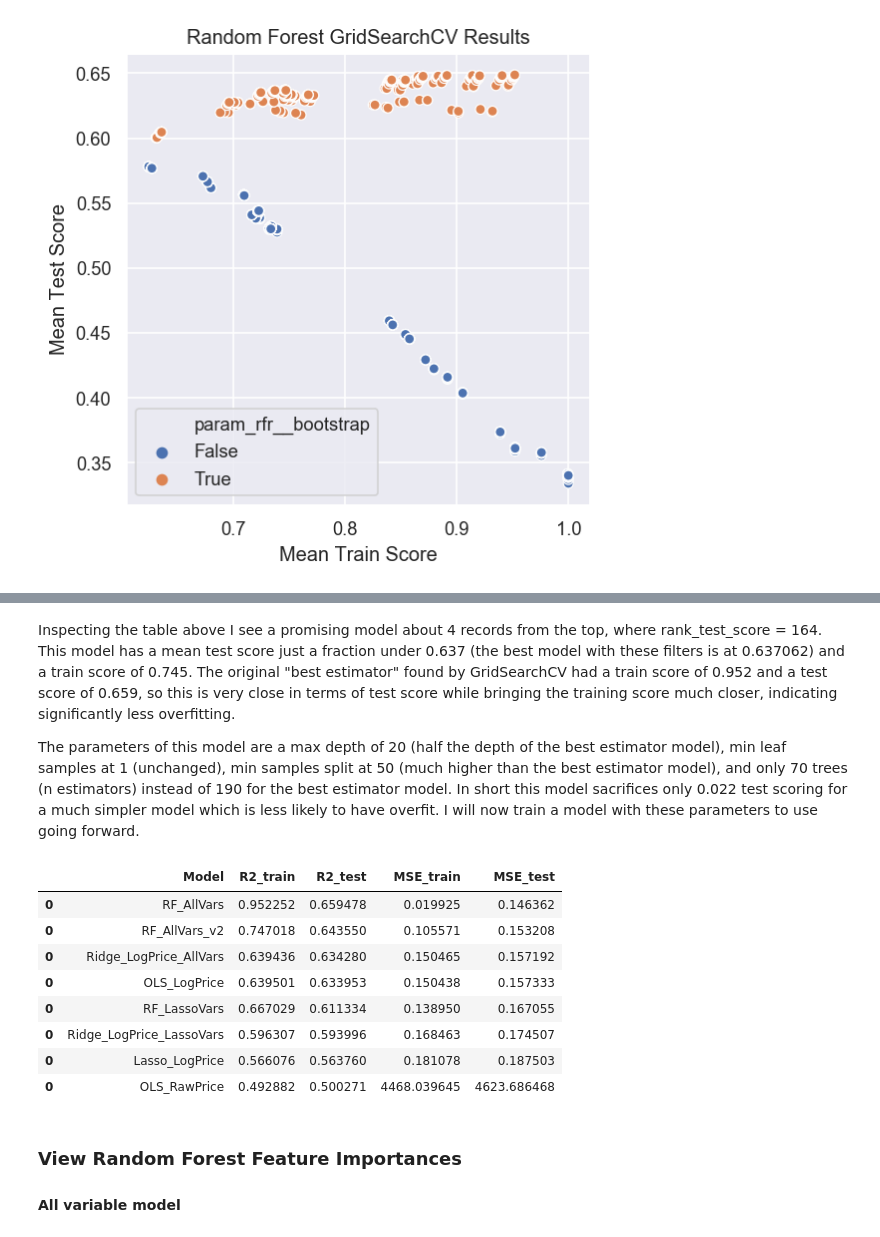
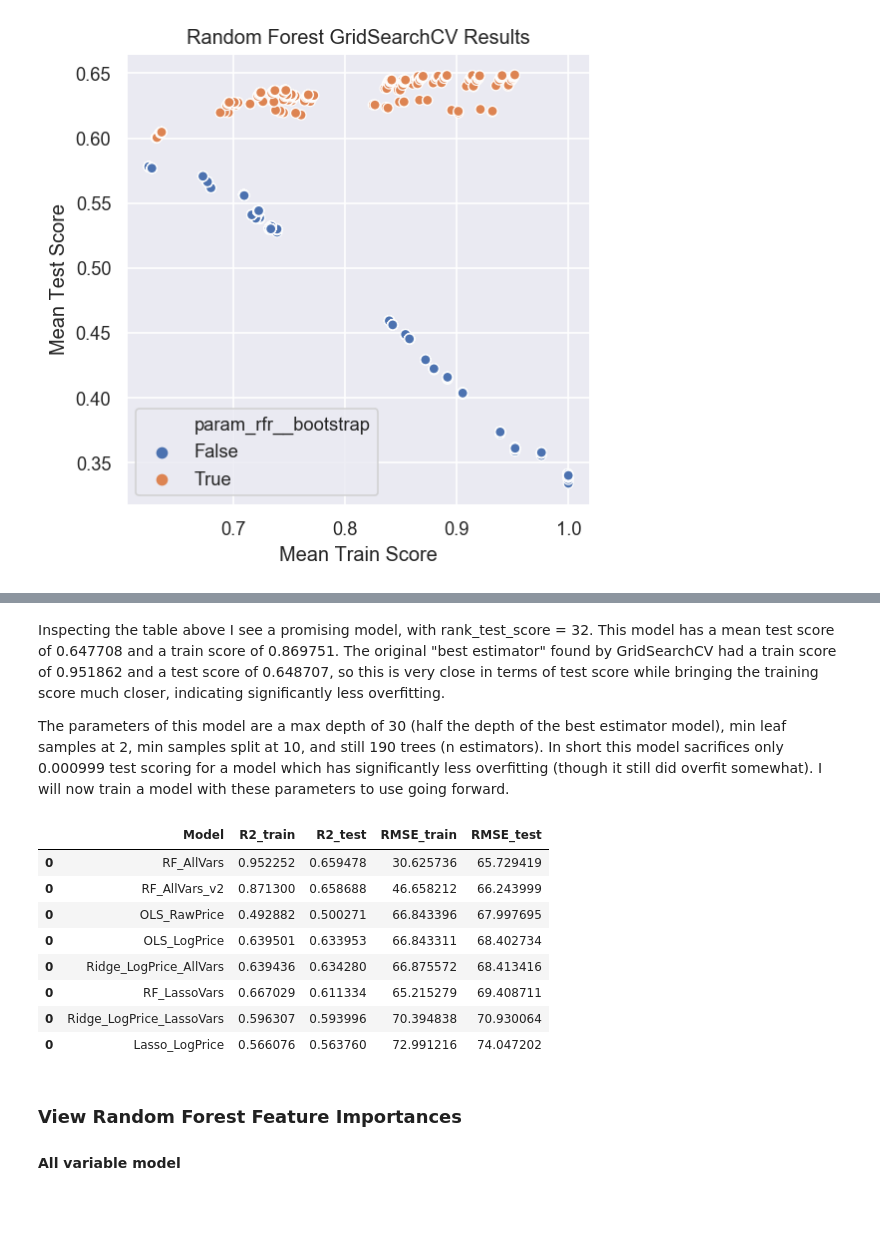
Before and after one commit to jkarpen/Springboard_Projects, a Jupyter notebook: Capstone/Scripts/5 - Capstone_Modeling_Script.ipynb, the cells around one changed output, grey strips where cells are left out. Saved outputs shown, nothing was run; the diff lists cells and outputs as text; code cells hidden in the pictures; blank space fills up the shorter version.

```diff
--- a/Capstone/Scripts/5 - Capstone_Modeling_Script.ipynb
+++ b/Capstone/Scripts/5 - Capstone_Modeling_Script.ipynb
@@ -731,4 +752,4 @@ mse_test = mean_squared_error(y_test['log_price'], x_test_pred)
 # %%
 scores_df = scores_df.append(pd.DataFrame([{'Model':'RF_LassoVars', 'R2_train':rfr_lasso_r2_train, 'R2_test':rfr_lasso_r2_test,
-                          'MSE_train':mse_train, 'MSE_test':mse_test}]))
+                          'RMSE_train':rmse_train, 'RMSE_test':rmse_test}]))
 # %%
@@ -800,10 +825,10 @@ rfr_cv_results.loc[(rfr_cv_results['mean_test_score'] > 0.62) & (rfr_cv_results[
 # %% [markdown]
-Inspecting the table above I see a promising model about 4 records from the top, where rank_test_score = 164. This model has a mean test score just a fraction under 0.637 (the best model with these filters is at 0.637062) and a train score of 0.745. The original "best estimator" found by GridSearchCV had a train score of 0.952 and a test score of 0.659, so this is very close in terms of test score while bringing the training score much closer, indicating significantly less overfitting.
+Inspecting the table above I see a promising model, with rank_test_score = 32. This model has a mean test score of 0.647708 and a train score of 0.869751. The original "best estimator" found by GridSearchCV had a train score of 0.951862 and a test score of 0.648707, so this is very close in terms of test score while bringing the training score much closer, indicating significantly less overfitting.
 
-The parameters of this model are a max depth of 20 (half the depth of the best estimator model), min leaf samples at 1 (unchanged), min samples split at 50 (much higher than the best estimator model), and only 70 trees (n estimators) instead of 190 for the best estimator model. In short this model sacrifices only 0.022 test scoring for a much simpler model which is less likely to have overfit. I will now train a model with these parameters to use going forward.
+The parameters of this model are a max depth of 30 (half the depth of the best estimator model), min leaf samples at 2, min samples split at 10, and still 190 trees (n estimators). In short this model sacrifices only 0.000999 test scoring for a model which has significantly less overfitting (though it still did overfit somewhat). I will now train a model with these parameters to use going forward.
 # %%
 #Create new random forest classifier
-rfr_v2 = RandomForestRegressor(n_jobs=-1, random_state=17, min_samples_split=50, n_estimators=70, max_depth=20)
+rfr_v2 = RandomForestRegressor(n_jobs=-1, random_state=17, min_samples_split=10, n_estimators=190, max_depth=30, min_samples_leaf=2)
 #Create new pipeline using new classifier
 pipeline_rfr_v2 = Pipeline([("Scaler", scaler), ("rfr_v2", rfr_v2)])
 # %%
@@ -818,23 +843,26 @@ rfr_v2_r2_test = rfr_fit_model_v2.score(X_test, y_test['log_price'])
 x_train_pred = rfr_fit_model_v2.predict(X_train)
 x_test_pred = rfr_fit_model_v2.predict(X_test)
 
-mse_train = mean_squared_error(y_train['log_price'], x_train_pred)
-mse_test = mean_squared_error(y_test['log_price'], x_test_pred)
+mse_train = mean_squared_error(np.exp(y_train['log_price']), np.exp(x_train_pred))
+mse_test = mean_squared_error(np.exp(y_test['log_price']), np.exp(x_test_pred))
+
+rmse_train = np.sqrt(mse_train)
+rmse_test = np.sqrt(mse_test)
 # %%
 scores_df = scores_df.append(pd.DataFrame([{'Model':'RF_AllVars_v2', 'R2_train':rfr_v2_r2_train, 'R2_test':rfr_v2_r2_test,
-                          'MSE_train':mse_train, 'MSE_test':mse_test}]))
+                          'RMSE_train':rmse_train, 'RMSE_test':rmse_test}]))
 # %%
-scores_df[['Model', 'R2_train', 'R2_test', 'MSE_train', 'MSE_test']].sort_values('MSE_test')
+scores_df[['Model', 'R2_train', 'R2_test', 'RMSE_train', 'RMSE_test']].sort_values('RMSE_test')
 # %% [output]
-|  | Model | R2_train | R2_test | MSE_train | MSE_test |
-| 0 | RF_AllVars | 0.952252 | 0.659478 | 0.019925 | 0.146362 |
-| 0 | RF_AllVars_v2 | 0.747018 | 0.643550 | 0.105571 | 0.153208 |
-| 0 | Ridge_LogPrice_AllVars | 0.639436 | 0.634280 | 0.150465 | 0.157192 |
-| 0 | OLS_LogPrice | 0.639501 | 0.633953 | 0.150438 | 0.157333 |
-| 0 | RF_LassoVars | 0.667029 | 0.611334 | 0.138950 | 0.167055 |
-| 0 | Ridge_LogPrice_LassoVars | 0.596307 | 0.593996 | 0.168463 | 0.174507 |
-| 0 | Lasso_LogPrice | 0.566076 | 0.563760 | 0.181078 | 0.187503 |
-| 0 | OLS_RawPrice | 0.492882 | 0.500271 | 4468.039645 | 4623.686468 |
+|  | Model | R2_train | R2_test | RMSE_train | RMSE_test |
+| 0 | RF_AllVars | 0.952252 | 0.659478 | 30.625736 | 65.729419 |
+| 0 | RF_AllVars_v2 | 0.871300 | 0.658688 | 46.658212 | 66.243999 |
+| 0 | OLS_RawPrice | 0.492882 | 0.500271 | 66.843396 | 67.997695 |
+| 0 | OLS_LogPrice | 0.639501 | 0.633953 | 66.843311 | 68.402734 |
+| 0 | Ridge_LogPrice_AllVars | 0.639436 | 0.634280 | 66.875572 | 68.413416 |
+| 0 | RF_LassoVars | 0.667029 | 0.611334 | 65.215279 | 69.408711 |
+| 0 | Ridge_LogPrice_LassoVars | 0.596307 | 0.593996 | 70.394838 | 70.930064 |
+| 0 | Lasso_LogPrice | 0.566076 | 0.563760 | 72.991216 | 74.047202 |
 # %% [markdown]
 ### View Random Forest Feature Importances
 
```
Also changed, not shown: parts of 44 cells of this notebook, 19 other files.
